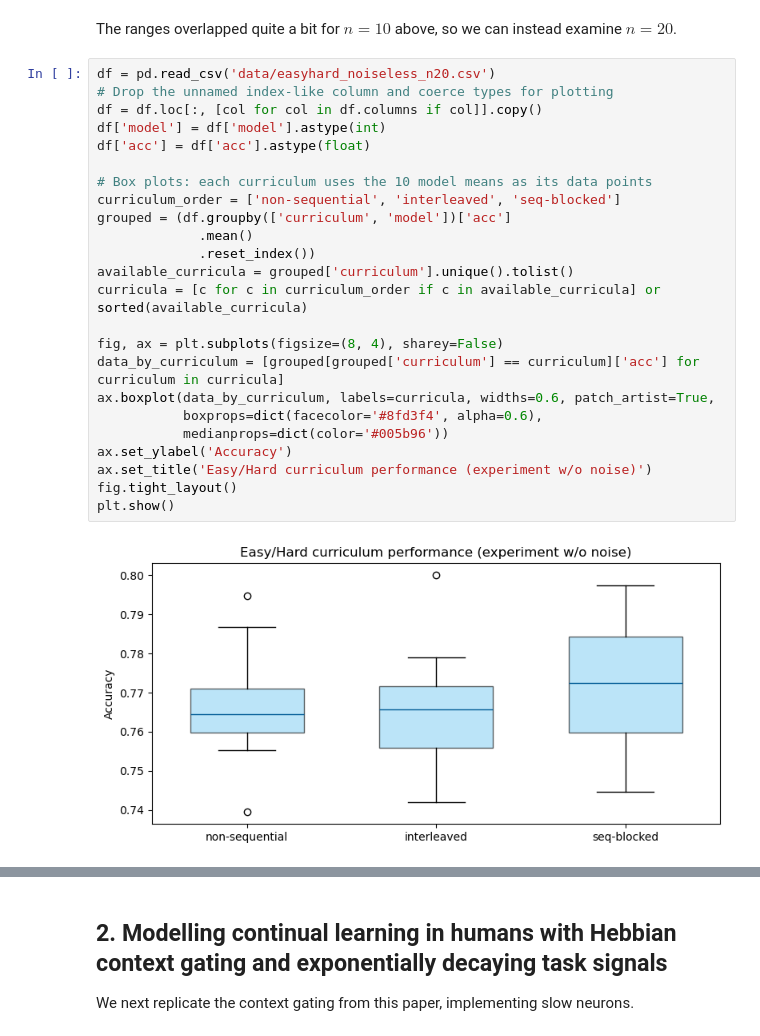
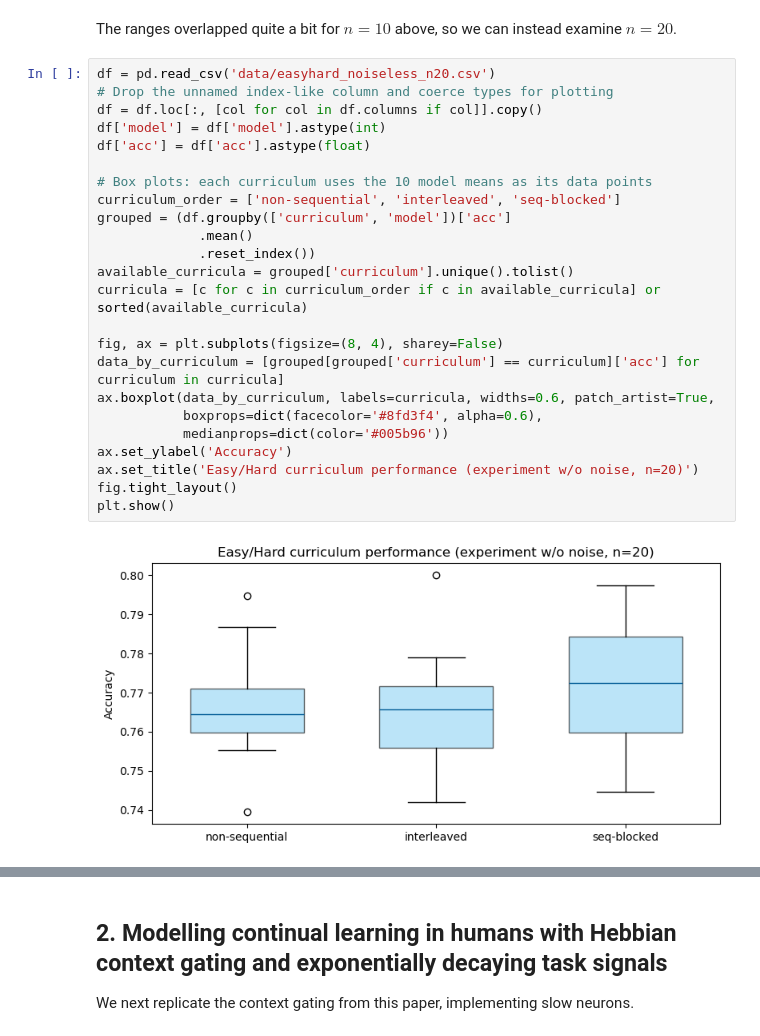
Before and after one commit to CalculatorAddict/ISC-ablations, a Jupyter notebook: new_directions.ipynb, the cells around one changed output, grey strips where cells are left out. Cells and saved outputs as stored; diff of their text form.

```diff
--- a/new_directions.ipynb
+++ b/new_directions.ipynb
@@ -66,26 +66,26 @@ The ranges overlapped quite a bit for $n=10$ above, so we can instead examine $n
 # %%
 df = pd.read_csv('data/easyhard_noiseless_n20.csv')
 # Drop the unnamed index-like column and coerce types for plotting
 df = df.loc[:, [col for col in df.columns if col]].copy()
 df['model'] = df['model'].astype(int)
 df['acc'] = df['acc'].astype(float)
 
 # Box plots: each curriculum uses the 10 model means as its data points
 curriculum_order = ['non-sequential', 'interleaved', 'seq-blocked']
 grouped = (df.groupby(['curriculum', 'model'])['acc']
              .mean()
              .reset_index())
 available_curricula = grouped['curriculum'].unique().tolist()
 curricula = [c for c in curriculum_order if c in available_curricula] or sorted(available_curricula)
 
 fig, ax = plt.subplots(figsize=(8, 4), sharey=False)
 data_by_curriculum = [grouped[grouped['curriculum'] == curriculum]['acc'] for curriculum in curricula]
 ax.boxplot(data_by_curriculum, labels=curricula, widths=0.6, patch_artist=True,
            boxprops=dict(facecolor='#8fd3f4', alpha=0.6),
            medianprops=dict(color='#005b96'))
 ax.set_ylabel('Accuracy')
-ax.set_title('Easy/Hard curriculum performance (experiment w/o noise)')
+ax.set_title('Easy/Hard curriculum performance (experiment w/o noise, n=20)')
 fig.tight_layout()
 plt.show()
 # %% [output]
-[figure, old version]
+[figure, new version]
```
Also changed, not shown: parts of 2 cells of this notebook, 1 other file.
